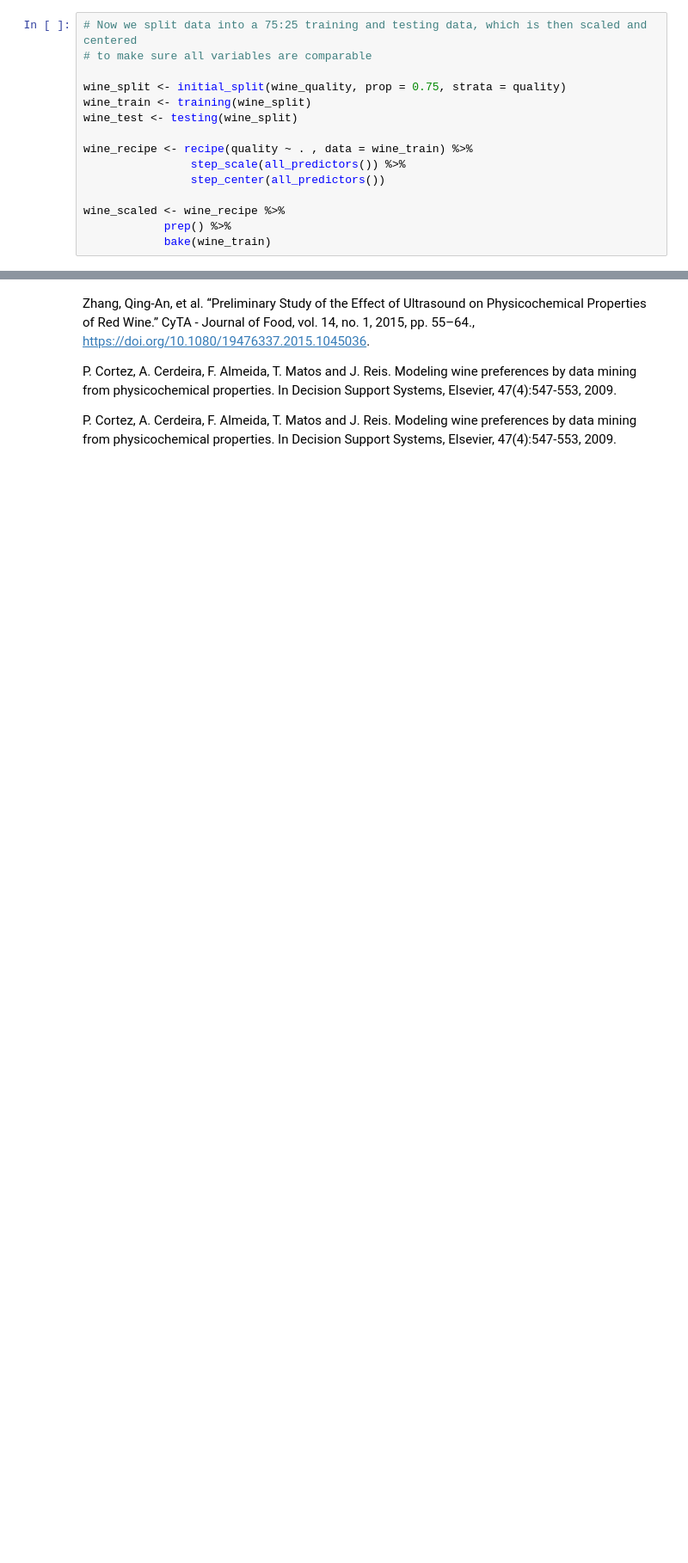
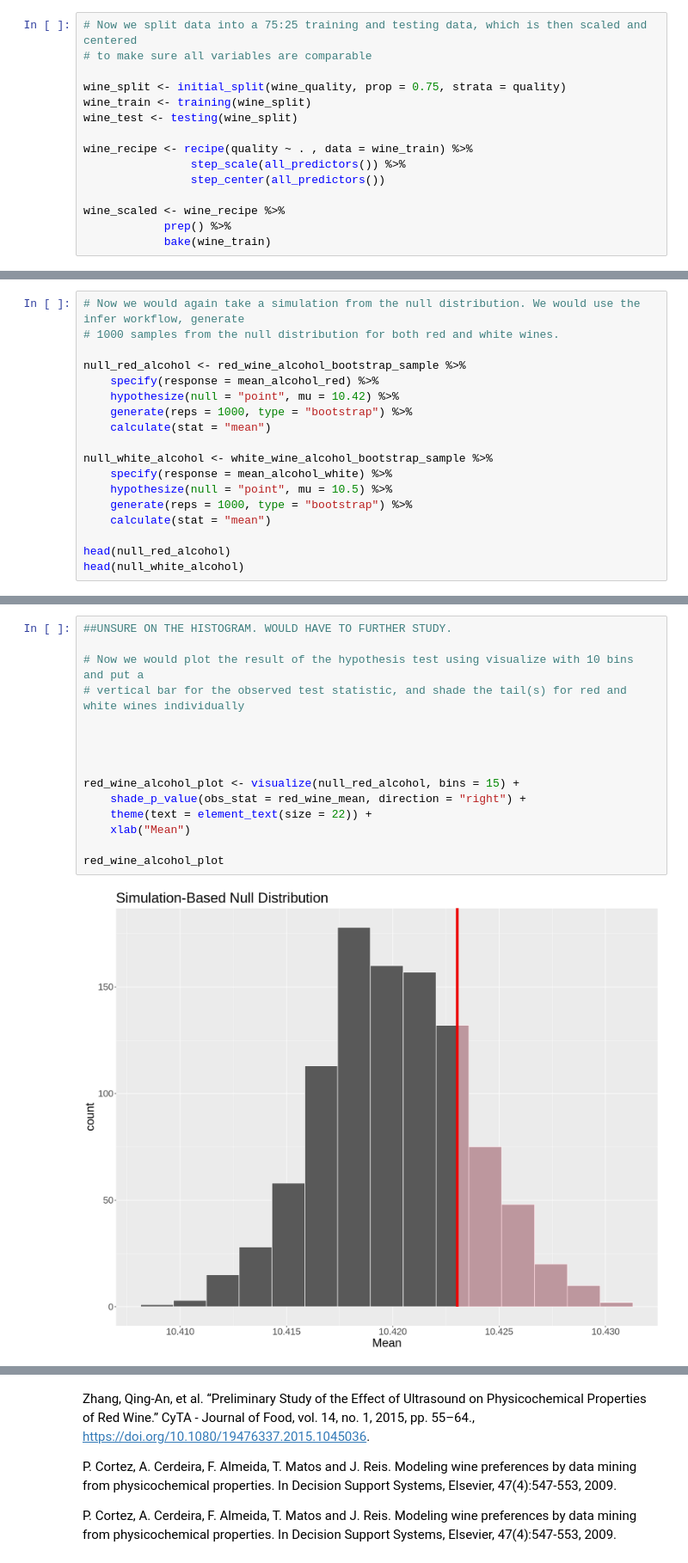
Before and after one commit to Jaskaran1116/STAT-201-Group-Project-23, a Jupyter notebook: analysis.ipynb, the cells around one changed output, grey strips where cells are left out. Shown at 86% size. Drawn from its saved outputs; the diff is of its cells as text; blank space fills up the shorter version.

Commit message:
added hypothesis testing analysis

```diff
--- a/analysis.ipynb
+++ b/analysis.ipynb
@@ -191,0 +263,18 @@ ggpairs(wine_scaled) +
+# %%
+# Now we would again take a simulation from the null distribution. We would use the infer workflow, generate
+# 1000 samples from the null distribution for both red and white wines.
+
+null_red_alcohol <- red_wine_alcohol_bootstrap_sample %>%
+    specify(response = mean_alcohol_red) %>%
+    hypothesize(null = "point", mu = 10.42) %>%
+    generate(reps = 1000, type = "bootstrap") %>%
+    calculate(stat = "mean")
+
+null_white_alcohol <- white_wine_alcohol_bootstrap_sample %>%
+    specify(response = mean_alcohol_white) %>%
+    hypothesize(null = "point", mu = 10.5) %>%
+    generate(reps = 1000, type = "bootstrap") %>%
+    calculate(stat = "mean")
+
+head(null_red_alcohol)
+head(null_white_alcohol)
@@ -191,0 +300,17 @@ ggpairs(wine_scaled) +
+# %%
+##UNSURE ON THE HISTOGRAM. WOULD HAVE TO FURTHER STUDY.
+
+# Now we would plot the result of the hypothesis test using visualize with 10 bins and put a
+# vertical bar for the observed test statistic, and shade the tail(s) for red and white wines individually
+
+
+
+
+red_wine_alcohol_plot <- visualize(null_red_alcohol, bins = 15) +
+    shade_p_value(obs_stat = red_wine_mean, direction = "right") +
+    theme(text = element_text(size = 22)) +
+    xlab("Mean")
+
+red_wine_alcohol_plot
+# %% [output]
+[figure, added]
```
Also changed, not shown: parts of 13 cells of this notebook, 1 other file.
